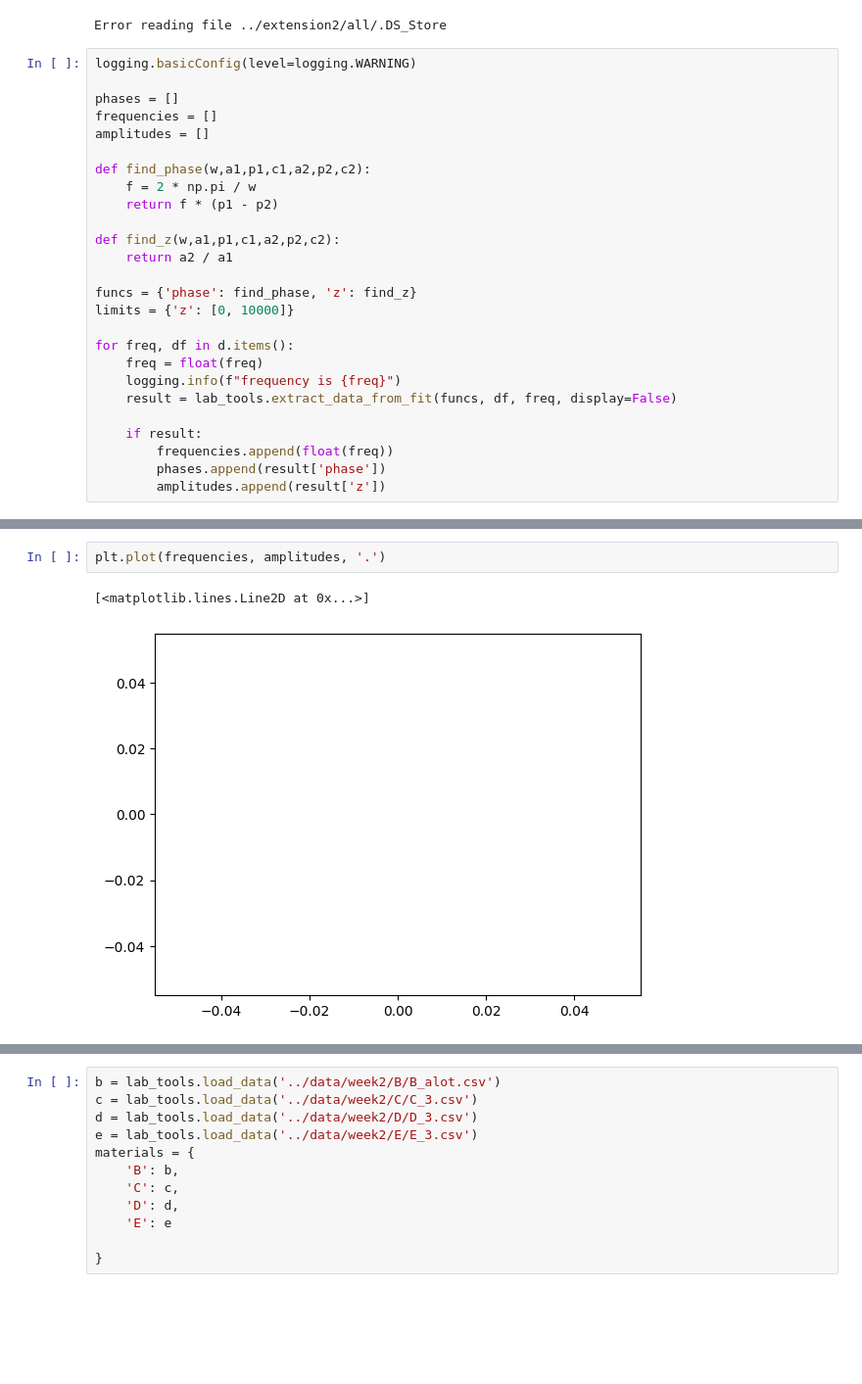
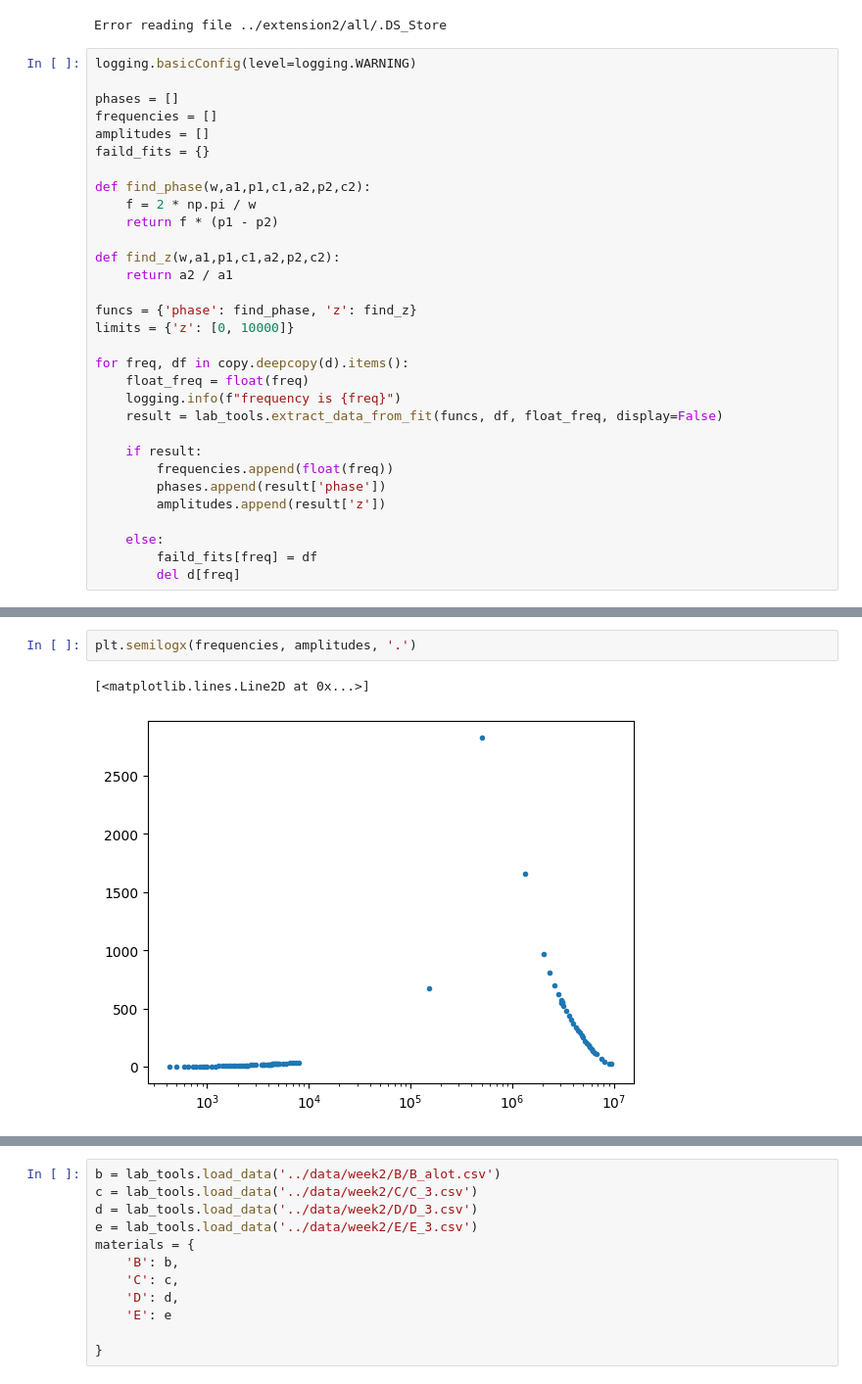
Before and after one commit to nilnil47/Lab-B, a Jupyter notebook: magnetisem/code/magnetise.ipynb, the cells around one changed output, grey strips where cells are left out. Shown at 98% size. Drawn from its saved outputs; the diff is of its cells as text; blank space fills up the shorter version.

```diff
--- a/magnetisem/code/magnetise.ipynb
+++ b/magnetisem/code/magnetise.ipynb
@@ -29,6 +27,7 @@ logging.basicConfig(level=logging.WARNING)
 phases = []
 frequencies = []
 amplitudes = []
+faild_fits = {}
 
 def find_phase(w,a1,p1,c1,a2,p2,c2):
     f = 2 * np.pi / w
@@ -40,13 +39,17 @@ def find_z(w,a1,p1,c1,a2,p2,c2):
 funcs = {'phase': find_phase, 'z': find_z}
 limits = {'z': [0, 10000]}
 
-for freq, df in d.items():
-    freq = float(freq)
+for freq, df in copy.deepcopy(d).items():
+    float_freq = float(freq)
     logging.info(f"frequency is {freq}")
-    result = lab_tools.extract_data_from_fit(funcs, df, freq, display=False)
+    result = lab_tools.extract_data_from_fit(funcs, df, float_freq, display=False)
 
     if result:
         frequencies.append(float(freq))
         phases.append(result['phase'])
         amplitudes.append(result['z'])
+
+    else:
+        faild_fits[freq] = df
+        del d[freq]
 # %% [output]
@@ -96,5 +92,5 @@ amplitudes
 # %%
-plt.plot(frequencies, amplitudes, '.')
+plt.semilogx(frequencies, amplitudes, '.')
 # %% [output]
 [<matplotlib.lines.Line2D at 0x...>]
-[figure, old version]
+[figure, new version]
```
Also changed, not shown: parts of 4 cells of this notebook, 1 other file.
